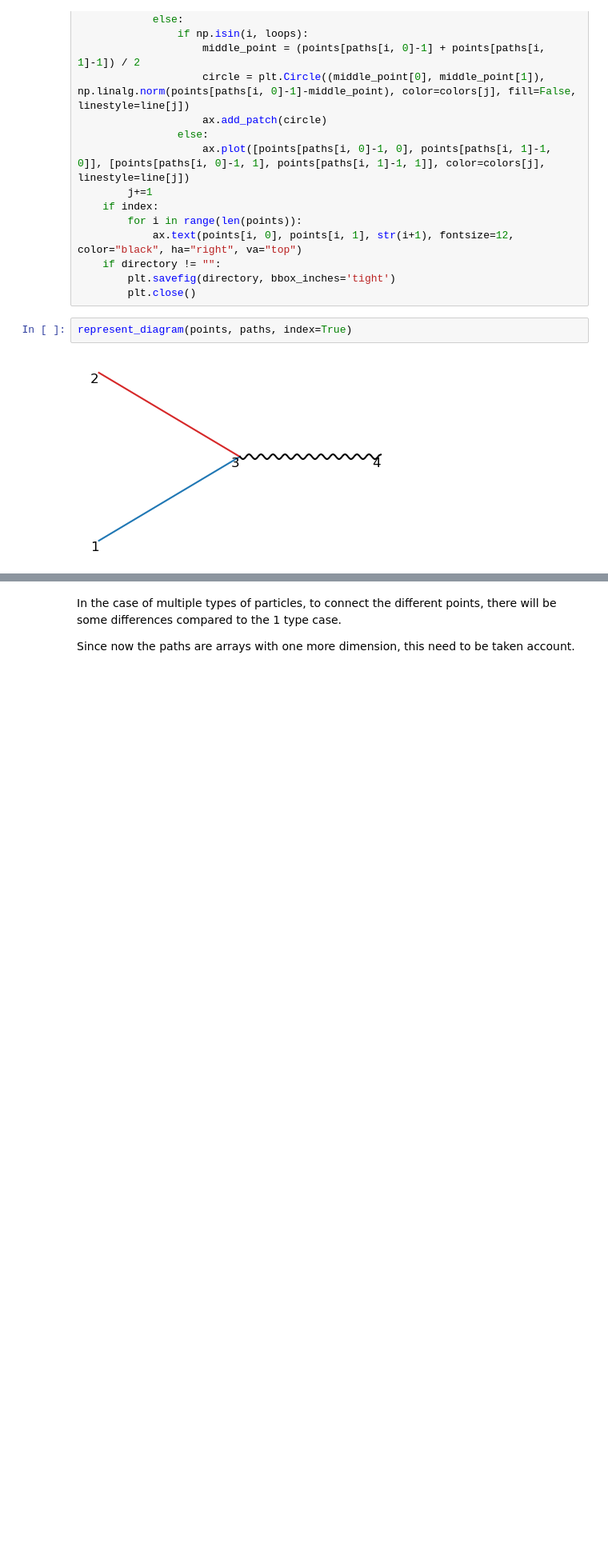
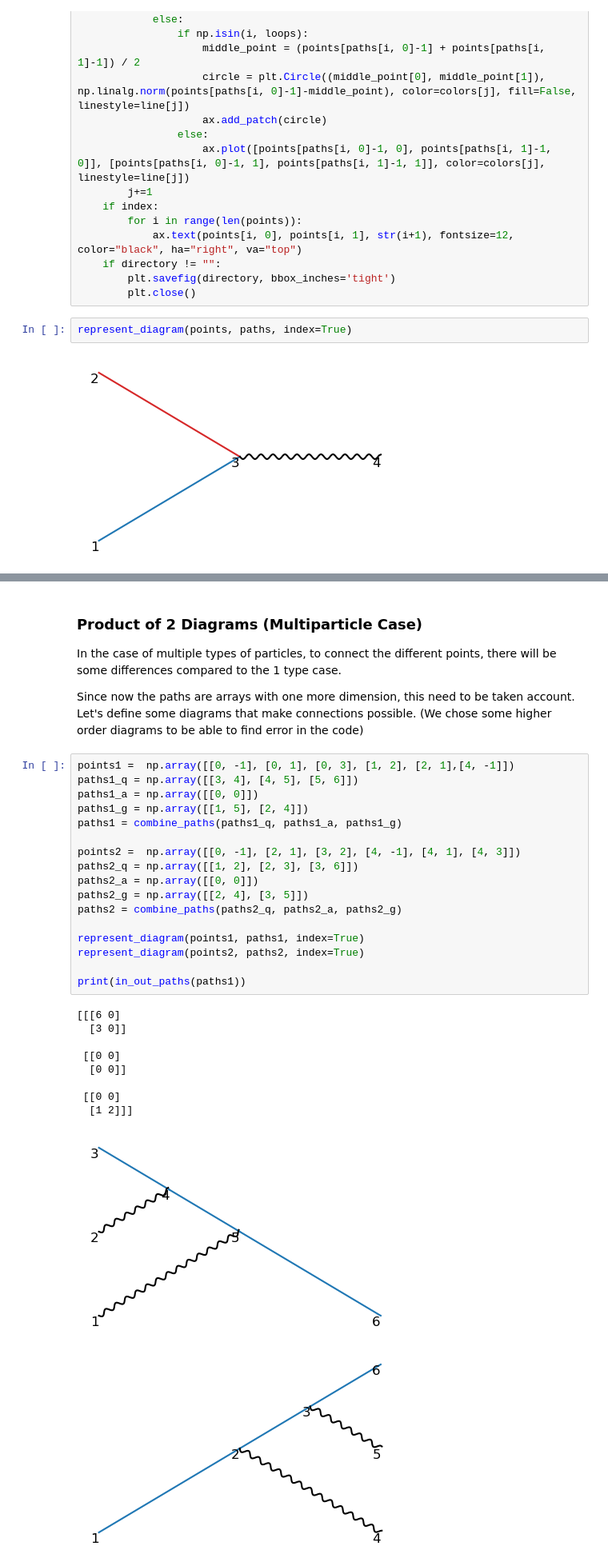
Before and after one commit to liuzhuozhuo/edp-renormalization, a Jupyter notebook: python/multiparticles.ipynb, the cells around one changed output, grey strips where cells are left out. Shown at 80% size. Saved outputs shown, nothing was run; the diff lists cells and outputs as text; blank space fills up the shorter version.

Commit message:
add connections in multiparticle

```diff
--- a/python/multiparticles.ipynb
+++ b/python/multiparticles.ipynb
@@ -129,4 +153,34 @@ print(in_out_paths(paths))
 # %% [markdown]
+### Product of 2 Diagrams (Multiparticle Case)
+
 In the case of multiple types of particles, to connect the different points, there will be some differences compared to the 1 type case.
 
-Since now the paths are arrays with one more dimension, this need to be taken account.
+Since now the paths are arrays with one more dimension, this need to be taken account. Let's define some diagrams that make connections possible. (We chose some higher order diagrams to be able to find error in the code)
+# %%
+points1 =  np.array([[0, -1], [0, 1], [0, 3], [1, 2], [2, 1],[4, -1]])
+paths1_q = np.array([[3, 4], [4, 5], [5, 6]])
+paths1_a = np.array([[0, 0]])
+paths1_g = np.array([[1, 5], [2, 4]])
+paths1 = combine_paths(paths1_q, paths1_a, paths1_g)
+
+points2 =  np.array([[0, -1], [2, 1], [3, 2], [4, -1], [4, 1], [4, 3]])
+paths2_q = np.array([[1, 2], [2, 3], [3, 6]])
+paths2_a = np.array([[0, 0]])
+paths2_g = np.array([[2, 4], [3, 5]])
+paths2 = combine_paths(paths2_q, paths2_a, paths2_g)
+
+represent_diagram(points1, paths1, index=True)
+represent_diagram(points2, paths2, index=True)
+
+print(in_out_paths(paths1))
+# %% [output]
+[[[6 0]
+  [3 0]]
+
+ [[0 0]
+  [0 0]]
+
+ [[0 0]
+  [1 2]]]
+[figure, added]
+[figure, added]
```
Also changed, not shown: parts of 15 cells of this notebook, 2 other files.
